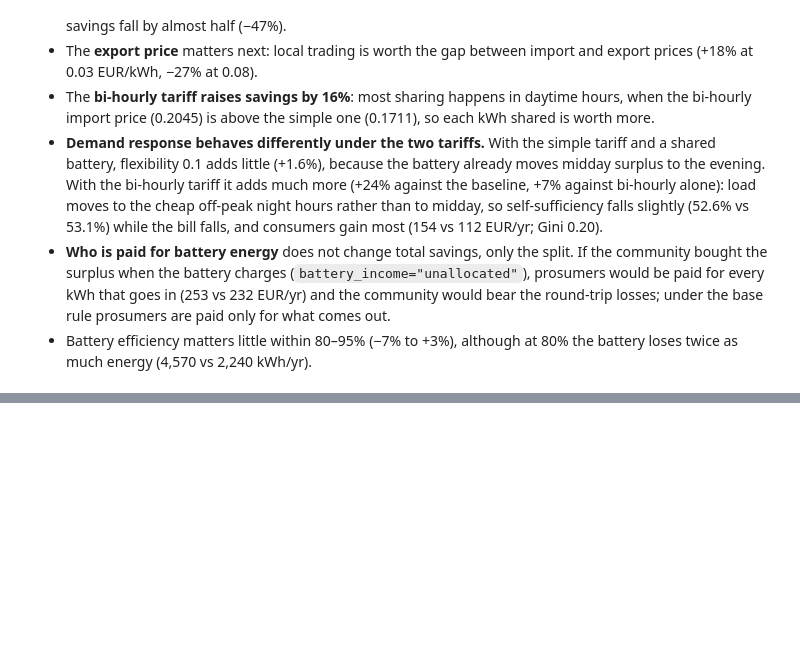
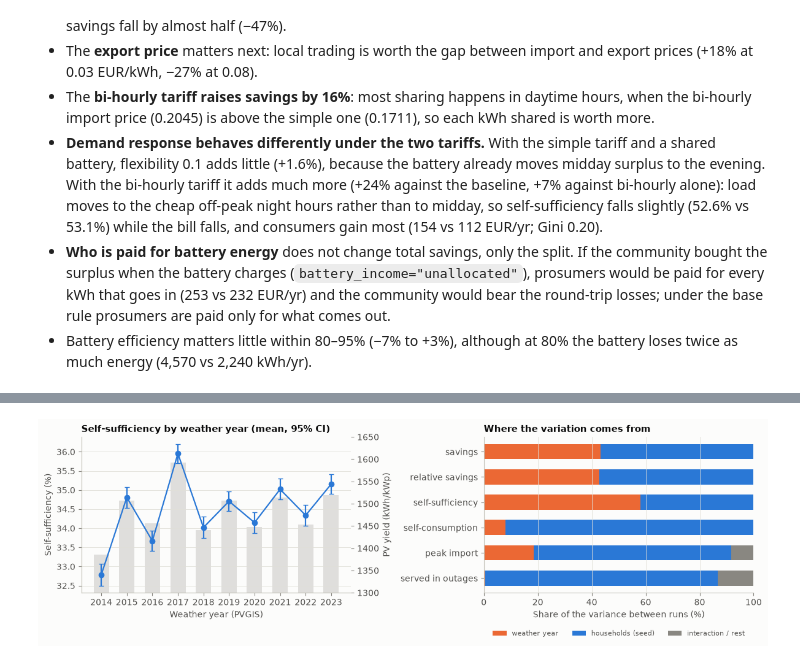
Before and after one commit to Cibs1/GridSimulation, a Jupyter notebook: notebooks/02_experiments.ipynb, the cells around one changed output, grey strips where cells are left out. Cells and saved outputs as stored; diff of their text form; code cells hidden in the pictures; blank space fills up the shorter version.

Commit message:
Rerun all experiments with the merged model (v0.5), incl. E6 weather/temperature
Co-Authored-By: Claude Opus 5.5 <noreply@anthropic.com>

```diff
--- a/notebooks/02_experiments.ipynb
+++ b/notebooks/02_experiments.ipynb
@@ -875,0 +875,44 @@ fig.savefig(FIGS / "e6_weather_temperature.png", dpi=150)
+# %%
+weather = pd.read_csv("../data/processed/weather_porto.csv")
+yield_by_year = weather.groupby("year")["pv_kwh_per_kwp"].sum()
+s6 = summary(w, ["community_savings_eur", "self_sufficiency"], by="weather_year")
+
+fig, axes = plt.subplots(1, 2, figsize=(12, 3.9))
+ax = axes[0]
+x = np.array(years)
+ax.errorbar(x, s6[("self_sufficiency", "mean")].astype(float) * 100, yerr=s6[("self_sufficiency", "ci95")].astype(float) * 100,
+            fmt="o-", color=BLUE, capsize=3, label="self-sufficiency (%)")
+ax.set_ylabel("Self-sufficiency (%)")
+ax.set_xlabel("Weather year (PVGIS)")
+ax.set_xticks(x)
+ax.set_title("Self-sufficiency by weather year (mean, 95% CI)", loc="left")
+ax2 = ax.twinx()
+ax2.bar(x, yield_by_year.loc[years], color=GRAY, alpha=0.25, width=0.6, label="PV yield")
+ax2.set_ylabel("PV yield (kWh/kWp)")
+ax2.set_ylim(1300, 1650)
+ax2.grid(False)
+ax.set_zorder(ax2.get_zorder() + 1)
+ax.patch.set_visible(False)
+
+ax = axes[1]
+labels = {"community_savings_eur": "savings", "relative_savings": "relative savings", "self_sufficiency": "self-sufficiency",
+          "self_consumption": "self-consumption", "peak_import_kw": "peak import", "served_during_outages": "served in outages"}
+yy = np.arange(len(KPIS6))
+left = np.zeros(len(KPIS6))
+for col, c, name in [("share_weather_year", ORANGE, "weather year"), ("share_households", BLUE, "households (seed)"),
+                     ("share_rest", GRAY, "interaction / rest")]:
+    vals = weather_tests[col].to_numpy() * 100
+    ax.barh(yy, vals, left=left, color=c, height=0.6, label=name)
+    left += vals
+ax.set_yticks(yy, [labels[k] for k in KPIS6])
+ax.invert_yaxis()
+ax.set_xlim(0, 100)
+ax.set_xlabel("Share of the variance between runs (%)")
+ax.set_title("Where the variation comes from", loc="left")
+ax.grid(axis="x", color=GRID, lw=0.6)
+ax.grid(axis="y", visible=False)
+ax.legend(loc="upper center", bbox_to_anchor=(0.5, -0.2), ncol=3, fontsize=8, frameon=False)
+fig.tight_layout()
+fig.savefig(FIGS / "e6_weather_temperature.png", dpi=150)
+# %% [output]
+[figure, added]
```
Also changed, not shown: parts of 30 cells of this notebook, 22 other files.
